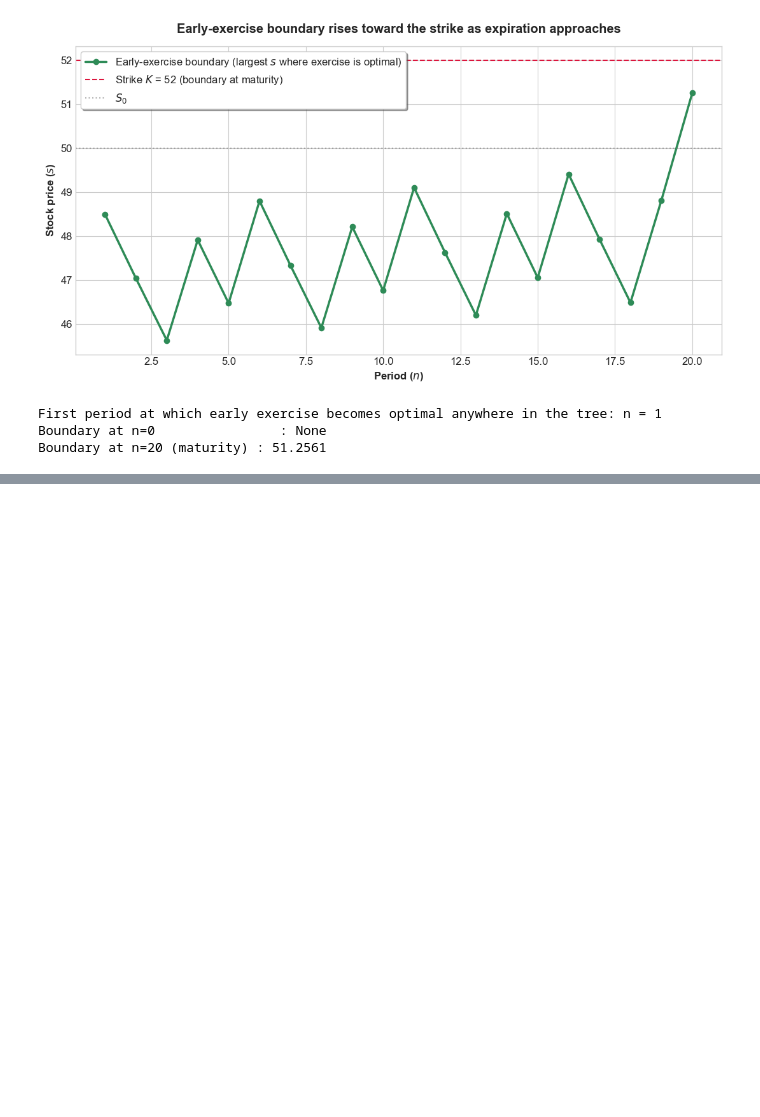
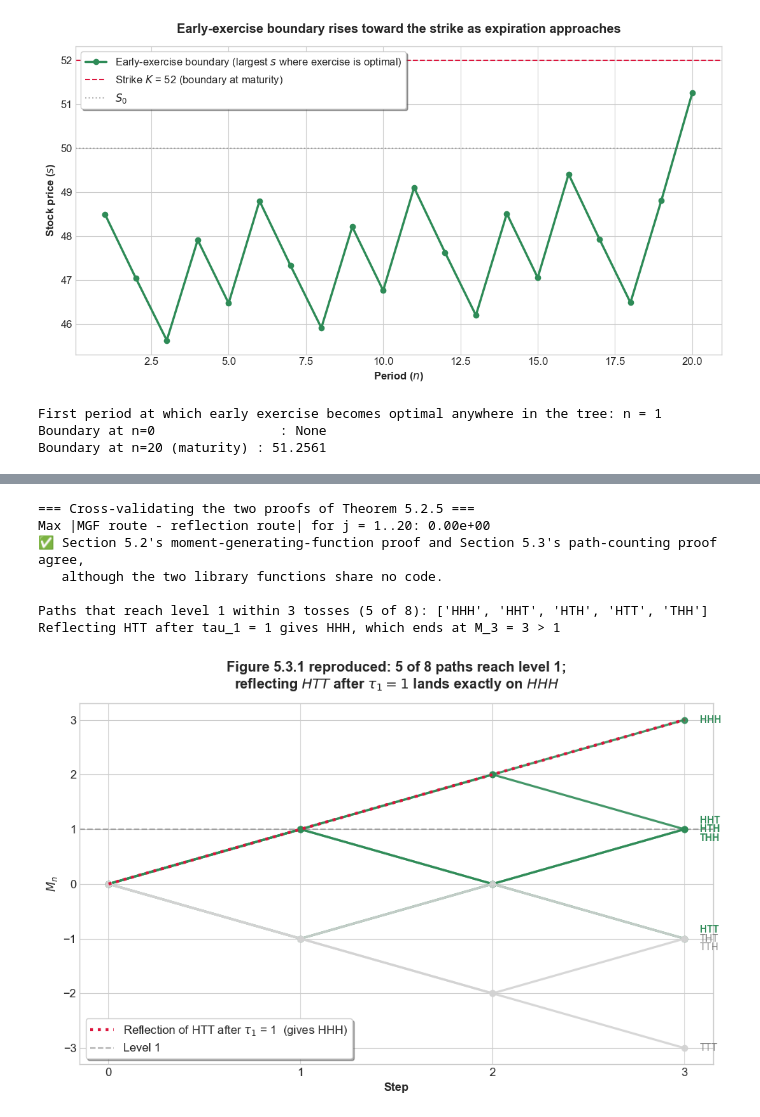
Before and after one commit to danigonespi/binomial_asset_pricing_model, a Jupyter notebook: shreve_v1_notebook.ipynb, the cells around one changed output, grey strips where cells are left out. Cells and saved outputs as stored; diff of their text form; code cells hidden in the pictures; blank space fills up the shorter version.

```diff
--- a/shreve_v1_notebook.ipynb
+++ b/shreve_v1_notebook.ipynb
@@ -1637,0 +1819,53 @@ Boundary at n=20 (maturity) : 51.2561
+# %%
+print("=== Cross-validating the two proofs of Theorem 5.2.5 ===")
+max_diff = max(abs(first_passage_time_distribution(j, p=0.5) - first_passage_time_distribution_via_reflection(j))
+               for j in range(1, 21))
+print(f"Max |MGF route - reflection route| for j = 1..20: {max_diff:.2e}")
+assert max_diff < 1e-12
+print("✅ Section 5.2's moment-generating-function proof and Section 5.3's path-counting proof agree,")
+print("   although the two library functions share no code.")
+
+paths_3 = ["".join(seq) for seq in product("HT", repeat=3)]
+reaching = [w for w in paths_3 if first_passage_time(symmetric_random_walk_path(w), 1) <= 3]
+print(f"\nPaths that reach level 1 within 3 tosses ({len(reaching)} of 8): {reaching}")
+assert sorted(reaching) == ["HHH", "HHT", "HTH", "HTT", "THH"]
+
+w_target = "HTT"
+tau_target = first_passage_time(symmetric_random_walk_path(w_target), 1)
+reflected_w = w_target[:tau_target] + "".join('H' if c == 'T' else 'T' for c in w_target[tau_target:])
+print(f"Reflecting {w_target} after tau_1 = {tau_target} gives {reflected_w}, which ends at M_3 = "
+      f"{symmetric_random_walk_path(reflected_w)[-1]:g} > 1")
+assert reflected_w == "HHH"
+
+fig, ax = plt.subplots(figsize=(10, 6.5))
+label_offsets = {"HHH": 0.0, "HHT": 0.16, "HTH": 0.0, "THH": -0.16,
+                 "HTT": 0.16, "THT": 0.0, "TTH": -0.16, "TTT": 0.0}
+
+for w in paths_3:
+    path = symmetric_random_walk_path(w)
+    reaches = w in reaching
+    color = 'seagreen' if reaches else 'lightgray'
+    ax.plot(range(4), path, marker='o', color=color, alpha=0.9, linewidth=2.2, zorder=2)
+    ax.annotate(w, (3.08, path[-1] + label_offsets[w]), fontsize=10, va='center',
+                color=color if reaches else 'gray', fontweight='bold' if reaches else 'normal')
+
+ax.plot(range(4), symmetric_random_walk_path(reflected_w), linestyle=':', color='crimson', linewidth=3, zorder=3,
+        label=f'Reflection of {w_target} after ' + r'$\tau_1$' + f' = {tau_target}  (gives {reflected_w})')
+ax.axhline(1, color='gray', linestyle='--', alpha=0.6, zorder=1, label='Level 1')
+ax.set_title('Figure 5.3.1 reproduced: 5 of 8 paths reach level 1;\n'
+             r'reflecting $HTT$ after $\tau_1=1$ lands exactly on $HHH$', fontweight='bold', pad=15)
+ax.set_xlabel('Step', fontweight='bold')
+ax.set_ylabel(r'$M_n$', fontweight='bold')
+ax.set_xticks(range(4))
+ax.legend(loc='lower left', frameon=True, shadow=True)
+plt.tight_layout()
+plt.show()
+# %% [output]
+=== Cross-validating the two proofs of Theorem 5.2.5 ===
+Max |MGF route - reflection route| for j = 1..20: 0.00e+00
+✅ Section 5.2's moment-generating-function proof and Section 5.3's path-counting proof agree,
+   although the two library functions share no code.
+
+Paths that reach level 1 within 3 tosses (5 of 8): ['HHH', 'HHT', 'HTH', 'HTT', 'THH']
+Reflecting HTT after tau_1 = 1 gives HHH, which ends at M_3 = 3 > 1
+[figure, added]
```
Also changed, not shown: parts of 17 cells of this notebook, 6 other files.
